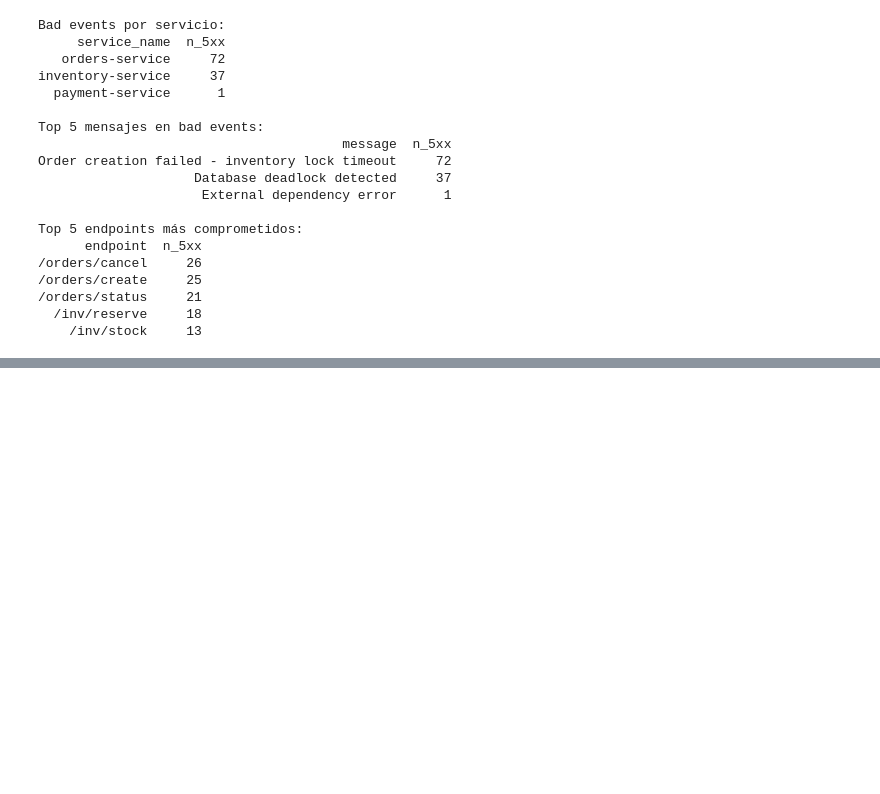
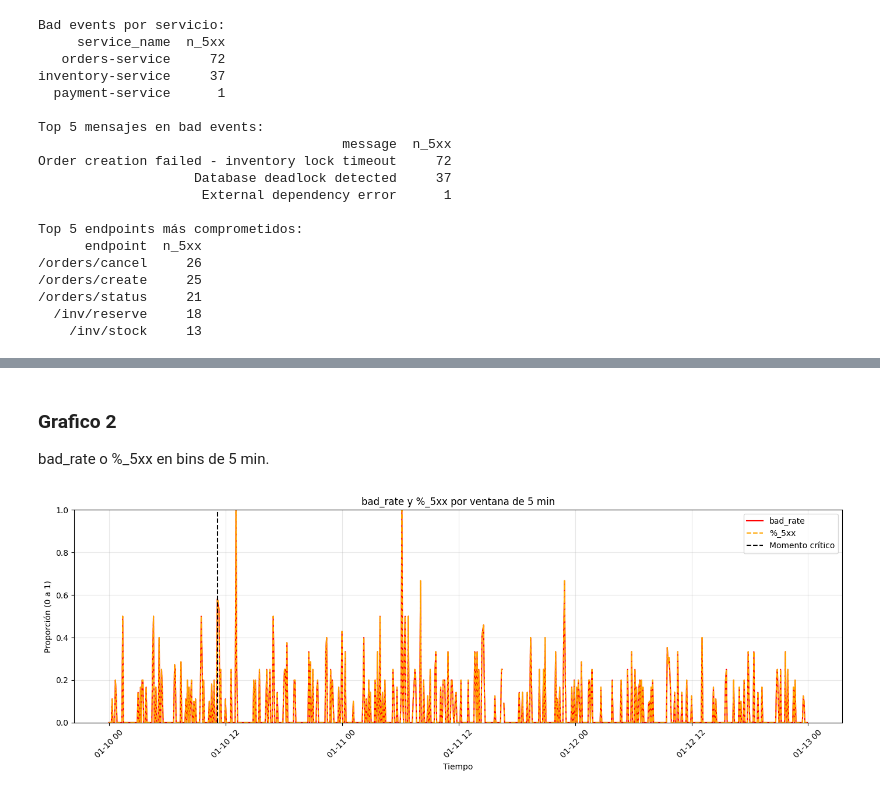
Before and after one commit to kevingaona410-cell/CHALLENGE_6_THE_HUDDLE_INTERPRETACION_LOGS, a Jupyter notebook: test.ipynb, the cells around one changed output, grey strips where cells are left out. Saved outputs shown, nothing was run; the diff lists cells and outputs as text; code cells hidden in the pictures; blank space fills up the shorter version.

```diff
--- a/test.ipynb
+++ b/test.ipynb
@@ -222,0 +312,43 @@ Top 5 endpoints más comprometidos:
+# %% [markdown]
+### Grafico 2
+bad_rate o %_5xx en bins de 5 min.
+# %%
+# ── Gráfico 2: bad_rate y %_5xx en bins de 5 min ──
+
+df_rates = tabla_eventos[['timestamp_event', 'bad_rate']].copy()
+df_rates['pct_5xx'] = (
+    df.groupby(pd.Grouper(key='timestamp_event', freq='5min'))
+    .apply(lambda x: (x['status_code'] >= 500).sum() / len(x))
+    .values
+)
+
+fig, ax = plt.subplots(figsize=(14, 5))
+
+ax.plot(
+    df_rates['timestamp_event'],
+    df_rates['bad_rate'],
+    label='bad_rate',
+    color='red'
+)
+
+ax.plot(
+    df_rates['timestamp_event'],
+    df_rates['pct_5xx'],
+    label='%_5xx',
+    color='orange',
+    linestyle='--'
+)
+
+ax.axvline(x=inicio_ventana, color='black', linestyle='--', linewidth=1.5, label='Momento crítico')
+
+ax.set_title('bad_rate y %_5xx por ventana de 5 min')
+ax.set_xlabel('Tiempo')
+ax.set_ylabel('Proporción (0 a 1)')
+ax.set_ylim(0, 1)
+ax.legend()
+ax.grid(True, alpha=0.3)
+plt.xticks(rotation=45)
+plt.tight_layout()
+plt.show()
+# %% [output]
+[figure, added]
```
Also changed, not shown: parts of 5 cells of this notebook.
